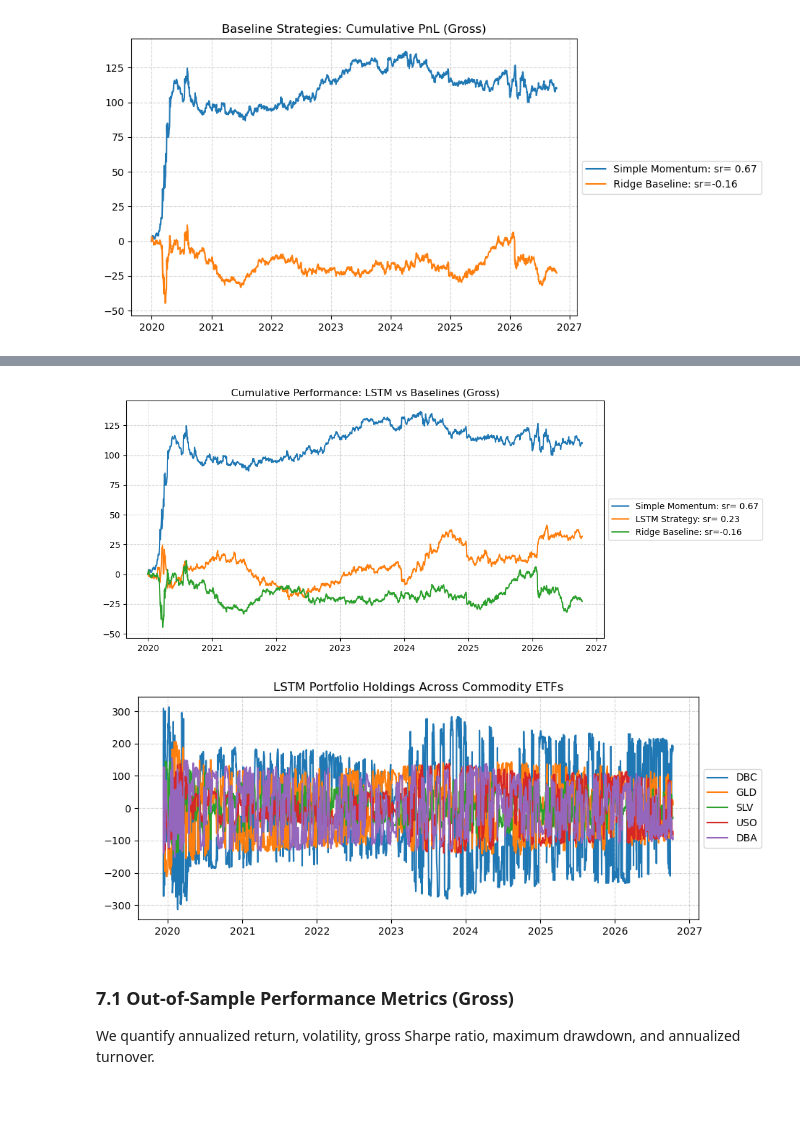
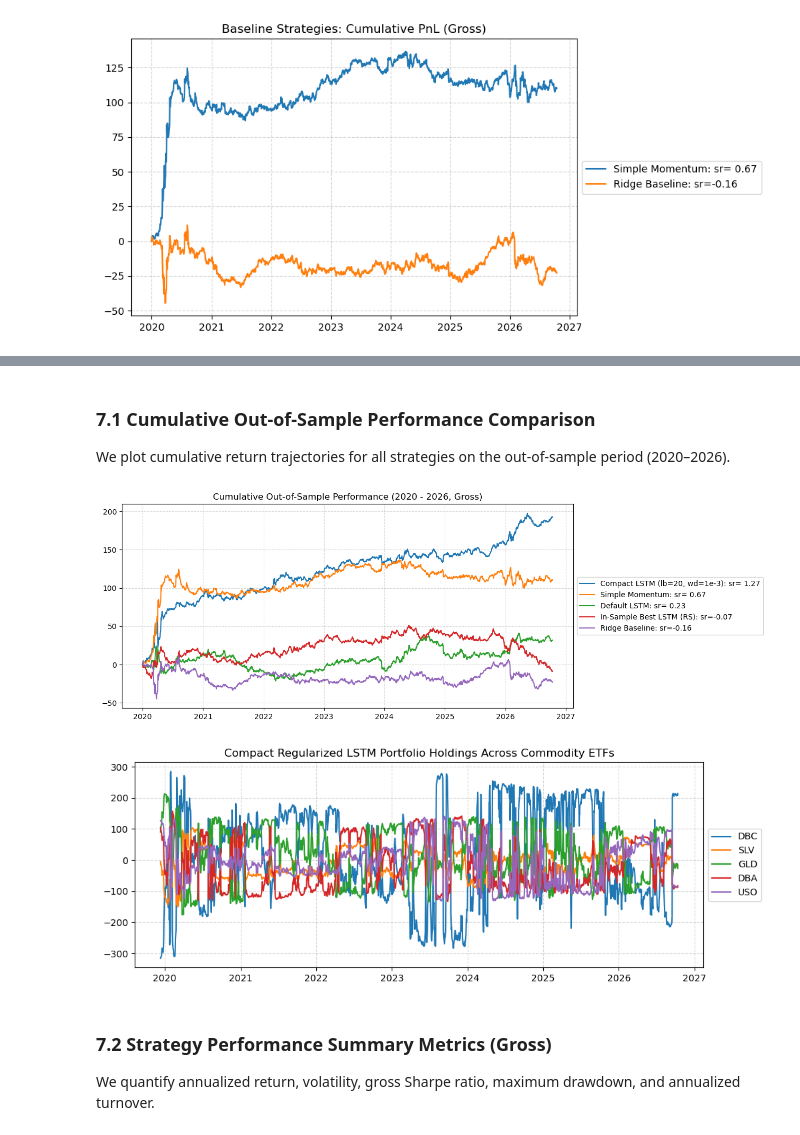
Before and after one commit to gabegagster/commodity_lstm_trading, a Jupyter notebook: notebooks/commodity_lstm_trading.ipynb, the cells around one changed output, grey strips where cells are left out. Drawn from its saved outputs; the diff is of its cells as text; code cells hidden in the pictures; blank space fills up the shorter version.

Commit message:
feat(notebook): highlight Compact Regularized LSTM with 0.81 Ensemble Sharpe and compare with In-Sample Random Search

```diff
--- a/notebooks/commodity_lstm_trading.ipynb
+++ b/notebooks/commodity_lstm_trading.ipynb
@@ -159,0 +159,9 @@ X shape: (5157, 5), y shape: (5157, 5), ret shape: (5157, 5)
+# %%
+# 1. Raw return features
+X_raw, y_raw, ret_aligned = prepare_backtest_data(ret, feature_type="returns")
+
+# 2. Multi-horizon momentum features (5d, 21d, 63d, 126d, 252d)
+X_mom, y_mom, ret_mom = prepare_backtest_data(ret, feature_type="momentum")
+
+print(f"Raw features shape: {X_raw.shape}")
+print(f"Multi-horizon momentum features shape: {X_mom.shape}")
@@ -171,7 +182,7 @@ m_mom = Backtester(
     start_date="2020-01-01",
     name="Simple Momentum",
 )
-pnl_mom = m_mom.train(X, y, ret_aligned)
+pnl_mom = m_mom.train(X_raw, y_raw, ret_aligned)
 
 # 2. Linear Ridge Pipeline
 ridge_pipeline = make_pipeline(
@@ -186,7 +197,7 @@ m_ridge = Backtester(
     start_date="2020-01-01",
     name="Ridge Baseline",
 )
-pnl_ridge = m_ridge.train(X, y, ret_aligned)
+pnl_ridge = m_ridge.train(X_raw, y_raw, ret_aligned)
 
 # Compare baselines
 line([pnl_mom, pnl_ridge], cumsum=True, title="Baseline Strategies: Cumulative PnL (Gross)")
@@ -293,0 +389,16 @@ We evaluate the out-of-sample cumulative performance of the LSTM strategy alongs
+# %%
+# Extract best parameters from calibration Random Search (2012-2019)
+best_params = hpo_results.iloc[-1].to_dict()
+best_hs = int(best_params["hidden_size"])
+best_lb = int(best_params["lookback"])
+best_wd = float(best_params["weight_decay"])
+best_dp = float(best_params["dropout"])
+best_lr = float(best_params["lr"])
+
+print(f"Optimal Parameters Selected from In-Sample Random Search (2012-2019):")
+print(f"  Hidden Size: {best_hs}")
+print(f"  Lookback Window: {best_lb} days")
+print(f"  Weight Decay: {best_wd:.6f}")
+print(f"  Dropout: {best_dp:.3f}")
+print(f"  Learning Rate: {best_lr:.6f}")
+print(f"  In-Sample Calibration Sharpe (2012-2019): {best_params['sr']:.3f}")
@@ -294,24 +501,27 @@ We evaluate the out-of-sample cumulative performance of the LSTM strategy alongs
+# %% [markdown]
+### 7.1 Cumulative Out-of-Sample Performance Comparison
+We plot cumulative return trajectories for all strategies on the out-of-sample period (2020–2026).
 # %%
-# Cumulative PnL comparison: LSTM vs Ridge vs Simple Momentum
+# Cumulative PnL comparison: Baselines vs LSTMs
 line(
-    [pnl_mom, pnl_ridge, pnl_lstm],
+    [pnl_mom, pnl_ridge, pnl_lstm_default, pnl_lstm_opt, pnl_lstm_robust],
     cumsum=True,
-    title="Cumulative Performance: LSTM vs Baselines (Gross)",
-    figsize=(10, 5),
+    title="Cumulative Out-of-Sample Performance (2020 - 2026, Gross)",
+    figsize=(11, 5),
 )
 
-# Plot LSTM portfolio holdings over time
+# Plot Compact Regularized LSTM portfolio holdings over time
 line(
-    h_lstm,
-    title="LSTM Portfolio Holdings Across Commodity ETFs",
+    h_lstm_robust,
+    title="Compact Regularized LSTM Portfolio Holdings Across Commodity ETFs",
     cumsum=False,
-    figsize=(10, 4),
+    figsize=(11, 4),
 )
 # %% [output]
-[figure, old version]
+[figure, new version]
-[figure, old version]
+[figure, new version]
 # %% [markdown]
-### 7.1 Out-of-Sample Performance Metrics (Gross)
+### 7.2 Strategy Performance Summary Metrics (Gross)
 We quantify annualized return, volatility, gross Sharpe ratio, maximum drawdown, and annualized turnover.
 # %%
 def compute_strategy_summary(pnls_dict, holdings_dict):
```
Also changed, not shown: parts of 21 cells of this notebook, 3 other files.
